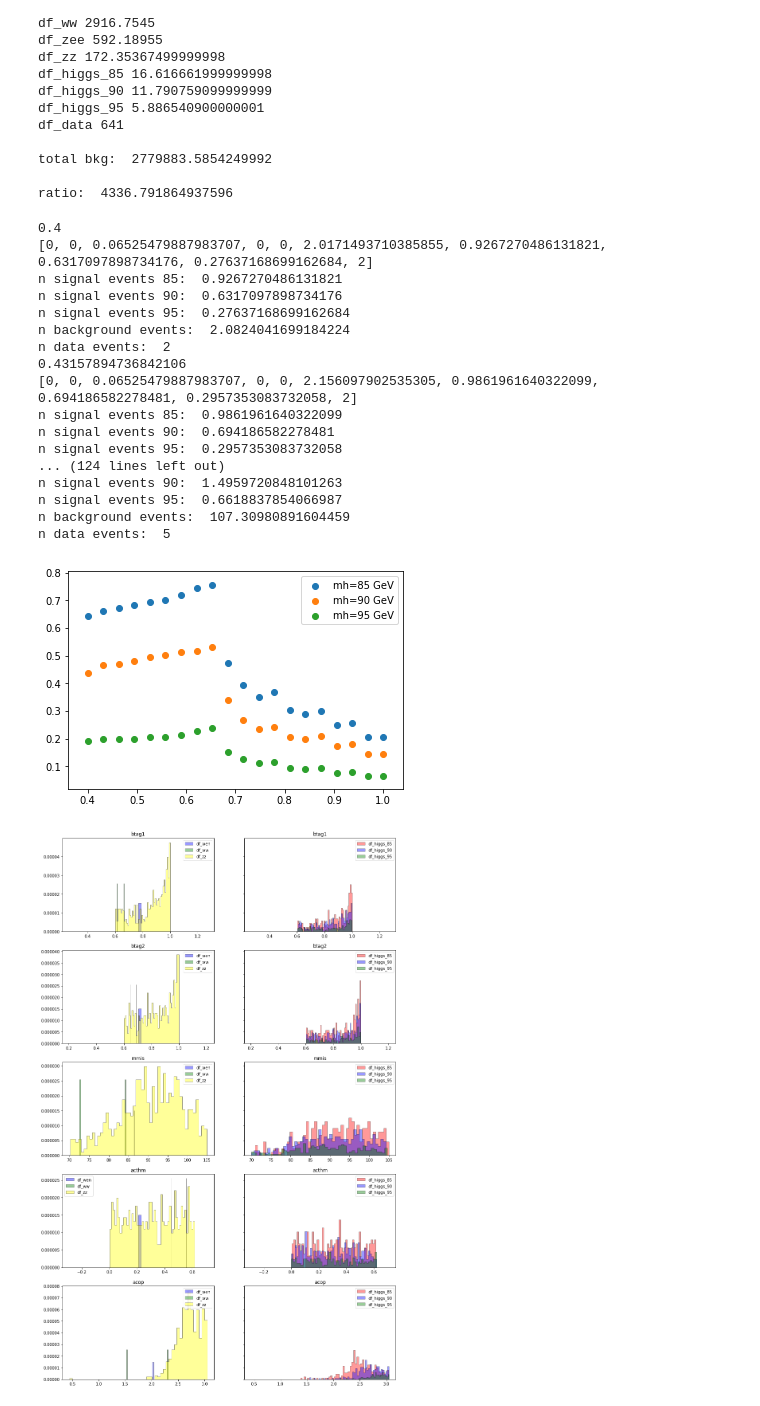
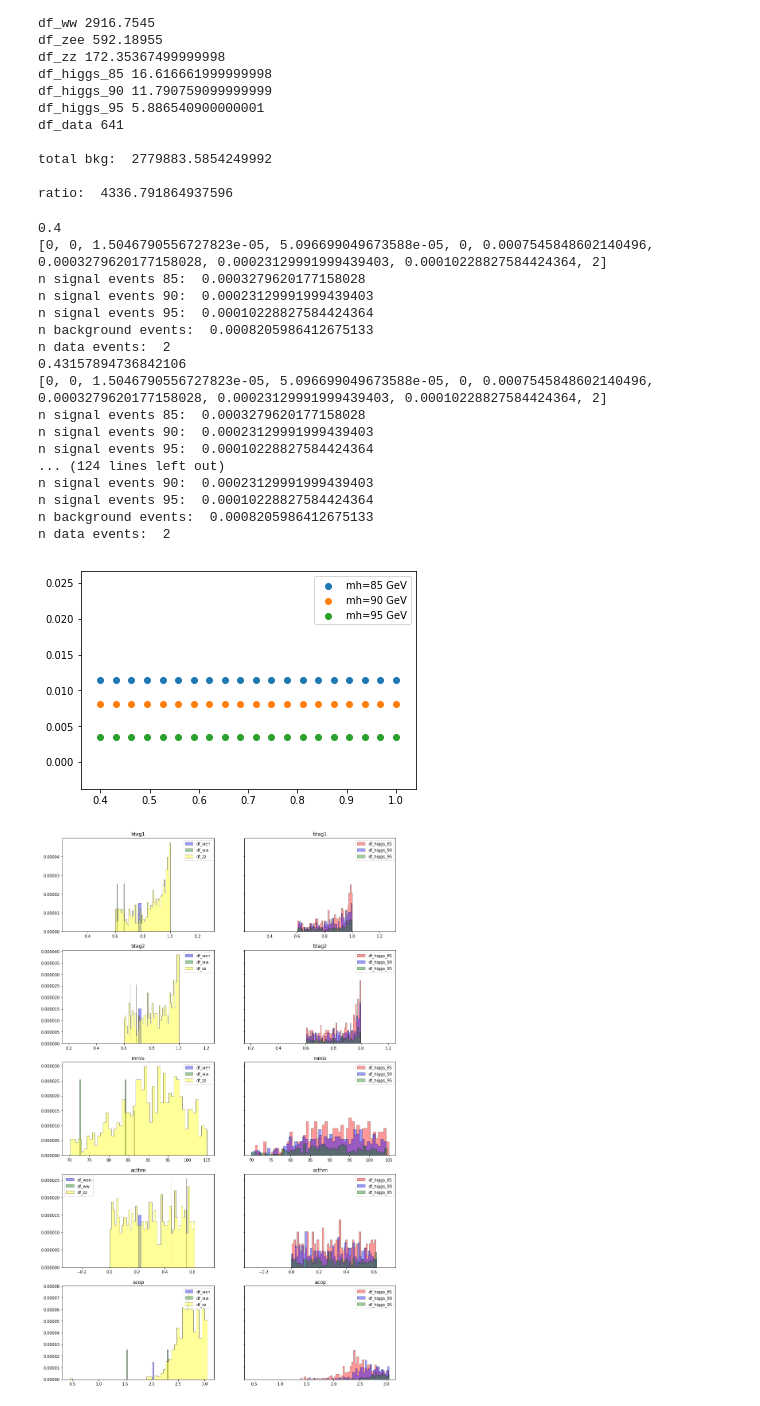
Before and after one commit to irenecortinovis/HiggsSearch-LEP, a Jupyter notebook: cuts.ipynb, the cells around one changed output. Drawn from its saved outputs; the diff is of its cells as text; code cells hidden in the pictures.

```diff
--- a/cuts.ipynb
+++ b/cuts.ipynb
@@ -156,23 +146,14 @@ ratio:  4336.791864937596
 
 df_list_cut = []
 
-eff_85 = []
-eff_90 = []
-eff_95 = []
-pur_85 = []
-pur_90 = []
-pur_95 = []
-effpur_85 = []
-effpur_90 = []
-effpur_95 = []
 sigsqrtbkg_85 = []
 sigsqrtbkg_90 = []
 sigsqrtbkg_95 = []
 
-#found by next cell, but without cuts
-sgn_nocut_85 = 16.62
-sgn_nocut_90 = 11.79
-sgn_nocut_95 = 5.89
+#found by cell before, but putting ratio=4336.791864937596, without cuts
+sgn_nocut_85 = 0.0038315562557529152
+sgn_nocut_90 = 0.0027187744921140363
+sgn_nocut_95 = 0.001357349184218852
 
 scatterxaxis = []
 
@@ -182,7 +163,7 @@ xrange_btag = np.linspace(0.1,0.9,20)
 #angle acollinaerity
 #xrange_angle = np.linspace(1,50,20)
 #ucsdbt0
-xrange_bts = np.linspace(0,14,30)
+#xrange_bts = np.linspace(0,14,30)
 #mmis, fmvis
 xrange_mass = np.linspace(10,150,20)
 #longitudinal missing energy (< 0.6sqrt(s))
@@ -201,12 +182,11 @@ for cutvalue in xrange:
 
     for dfname in df_names:
         index = df_names.index(dfname)
-
-        tmpdf = tmpdf[tmpdf['mmis'] > 70]
+        tmpdf = (df_list[index])[(df_list[index])['mmis'] > 70]
         tmpdf = tmpdf[tmpdf['mmis'] < 105]
-        tmpdf = tmpdf[tmpdf['acthm'] < cutvalue]
+        tmpdf = tmpdf[tmpdf['acthm'] < 0.65]
         tmpdf = tmpdf[tmpdf['acop'] < 3.1]
-        tmpdf = (df_list[index])[(df_list[index])['btag1'] > 0.6]
+        tmpdf = tmpdf[tmpdf['btag1'] > 0.6]
         tmpdf = tmpdf[tmpdf['btag2'] > 0.6]
 
         df_list_cut.append(tmpdf)
@@ -269,65 +249,47 @@ for cutvalue in xrange:
 
     if(bkg_ev != 0 and bkg_ev !=0 and bkg_ev != 0):
 
         print('n signal events 85: ', sgn_ev_85)
         print('n signal events 90: ', sgn_ev_90)
         print('n signal events 95: ', sgn_ev_95)
         print('n background events: ', bkg_ev)
         print('n data events: ', data_ev)
 
         scatterxaxis.append(cutvalue)
 
-        '''#efficiency = n signal events after cuts / n signal events before cuts
-        eff_85.append(sgn_ev_85/sgn_nocut_85)
-        eff_90.append(sgn_ev_90/sgn_nocut_90)
-        eff_95.append(sgn_ev_95/sgn_nocut_95)
-
-        #purity = n signal events after cuts / n signal+background events after cuts
-        pur_85.append(sgn_ev_85/(sgn_ev_85+bkg_ev))
-        pur_90.append(sgn_ev_90/(sgn_ev_90+bkg_ev))
-        pur_95.append(sgn_ev_95/(sgn_ev_95+bkg_ev))
-
-        #purity*efficiency
-        effpur_85.append(sgn_ev_85/sgn_nocut_85 * sgn_ev_85/(sgn_ev_85+bkg_ev) * 1e6)
-        effpur_90.append(sgn_ev_90/sgn_nocut_90 * sgn_ev_90/(sgn_ev_90+bkg_ev) * 1e6)
-        effpur_95.append(sgn_ev_95/sgn_nocut_95 * sgn_ev_95/(sgn_ev_95+bkg_ev) * 1e6)'''
 
         #signal / sqrt(background)
         sigsqrtbkg_85.append(sgn_ev_85/np.sqrt(bkg_ev))
         sigsqrtbkg_90.append(sgn_ev_90/np.sqrt(bkg_ev))
         sigsqrtbkg_95.append(sgn_ev_95/np.sqrt(bkg_ev))
 
 
-# efficiency*purity
-#plt.scatter(scatterxaxis,effpur_85)
-#plt.scatter(scatterxaxis,effpur_90)
-#plt.scatter(scatterxaxis,effpur_95)
 
 # signal/sqrt(bkg)
 plt.scatter(scatterxaxis,sigsqrtbkg_85, label='mh=85 GeV')
 plt.scatter(scatterxaxis,sigsqrtbkg_90, label='mh=90 GeV')
 plt.scatter(scatterxaxis,sigsqrtbkg_95, label='mh=95 GeV')
 plt.legend(loc='best')
 plt.show()
 # %% [output]
 0.4
-[0, 0, 0.06525479887983707, 0, 0, 2.0171493710385855, 0.9267270486131821, 0.6317097898734176, 0.27637168699162684, 2]
-n signal events 85:  0.9267270486131821
-n signal events 90:  0.6317097898734176
-n signal events 95:  0.27637168699162684
-n background events:  2.0824041699184224
+[0, 0, 1.5046790556727823e-05, 5.096699049673588e-05, 0, 0.0007545848602140496, 0.0003279620177158028, 0.00023129991999439403, 0.00010228827584424364, 2]
+n signal events 85:  0.0003279620177158028
+n signal events 90:  0.00023129991999439403
+n signal events 95:  0.00010228827584424364
+n background events:  0.0008205986412675133
 n data events:  2
 0.43157894736842106
-[0, 0, 0.06525479887983707, 0, 0, 2.156097902535305, 0.9861961640322099, 0.694186582278481, 0.2957353083732058, 2]
-n signal events 85:  0.9861961640322099
-n signal events 90:  0.694186582278481
-n signal events 95:  0.2957353083732058
+[0, 0, 1.5046790556727823e-05, 5.096699049673588e-05, 0, 0.0007545848602140496, 0.0003279620177158028, 0.00023129991999439403, 0.00010228827584424364, 2]
+n signal events 85:  0.0003279620177158028
+n signal events 90:  0.00023129991999439403
+n signal events 95:  0.00010228827584424364
 ... (124 lines left out)
-n signal events 90:  1.4959720848101263
-n signal events 95:  0.6618837854066987
-n background events:  107.30980891604459
-n data events:  5
+n signal events 90:  0.00023129991999439403
+n signal events 95:  0.00010228827584424364
+n background events:  0.0008205986412675133
+n data events:  2
-[figure, old version]
+[figure, new version]
 # %%
 ############################################################
 # plot all variables for signal and background (WITH cuts) #
```
Also changed, not shown: parts of 1 cell of this notebook.
